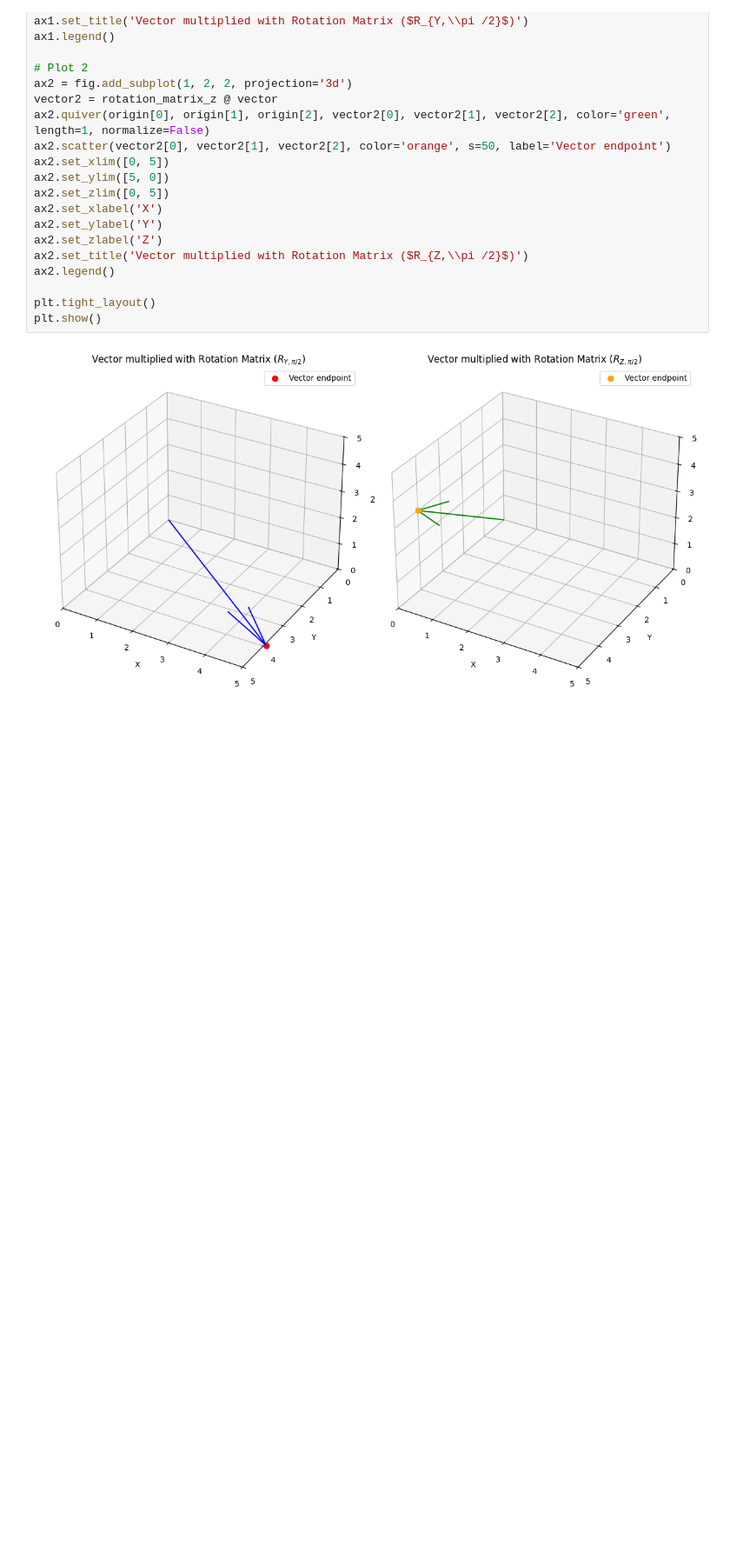
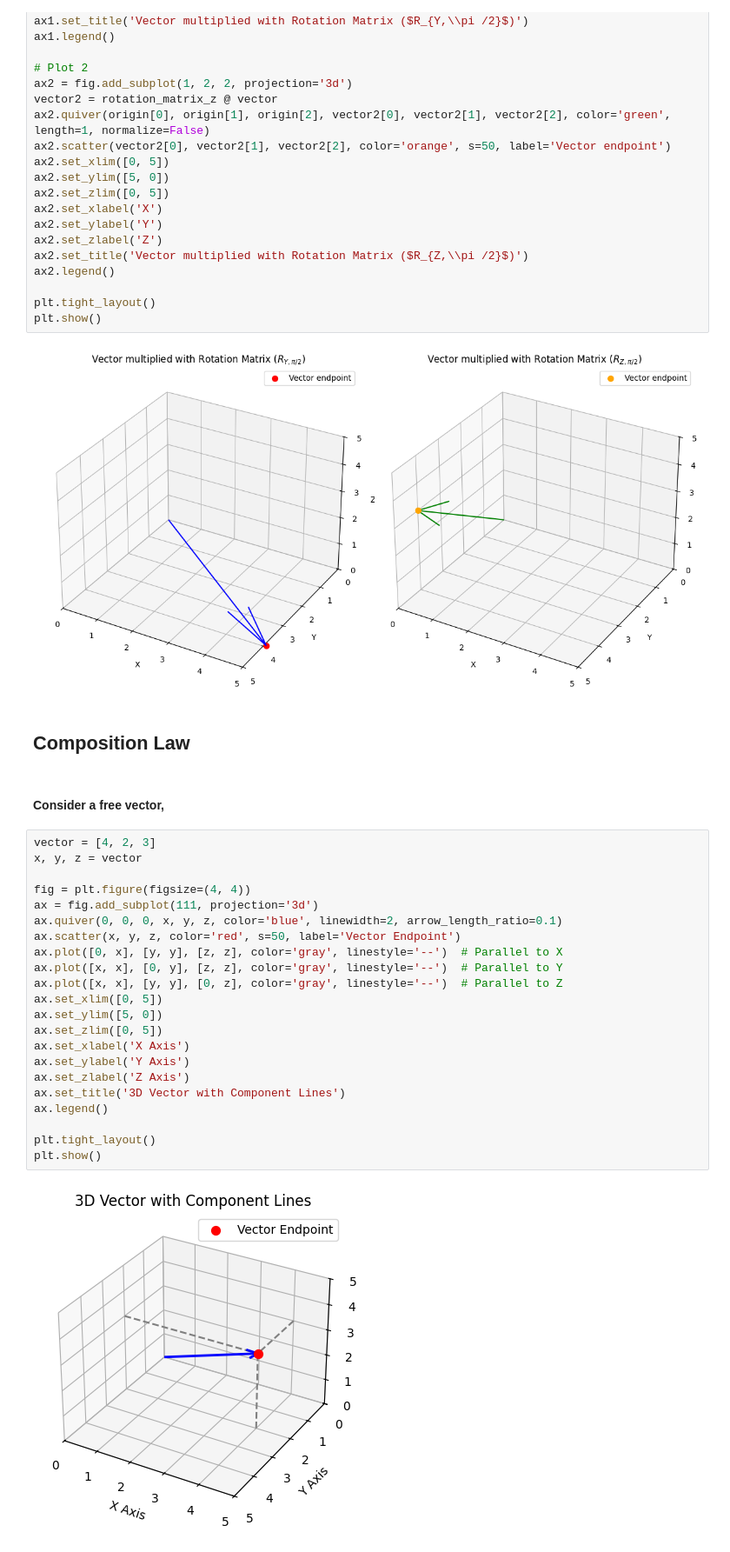
Before and after one commit to dilansenuruk/Robotics, a Jupyter notebook: RotationMatrix.ipynb, the cells around one changed output. Shown: that part at 87% size. Cells and saved outputs as stored; diff of their text form; blank space fills up the shorter version.

Commit message:
modified rotational matrix script with composition law

```diff
--- a/RotationMatrix.ipynb
+++ b/RotationMatrix.ipynb
@@ -108,3 +109,31 @@ plt.tight_layout()
 plt.show()
 # %% [output]
 [figure]
+# %% [markdown]
+## Composition Law
+# %% [markdown]
+#### Consider a free vector,
+# %%
+vector = [4, 2, 3]
+x, y, z = vector
+
+fig = plt.figure(figsize=(4, 4))
+ax = fig.add_subplot(111, projection='3d')
+ax.quiver(0, 0, 0, x, y, z, color='blue', linewidth=2, arrow_length_ratio=0.1)
+ax.scatter(x, y, z, color='red', s=50, label='Vector Endpoint')
+ax.plot([0, x], [y, y], [z, z], color='gray', linestyle='--')  # Parallel to X
+ax.plot([x, x], [0, y], [z, z], color='gray', linestyle='--')  # Parallel to Y
+ax.plot([x, x], [y, y], [0, z], color='gray', linestyle='--')  # Parallel to Z
+ax.set_xlim([0, 5])
+ax.set_ylim([5, 0])
+ax.set_zlim([0, 5])
+ax.set_xlabel('X Axis')
+ax.set_ylabel('Y Axis')
+ax.set_zlabel('Z Axis')
+ax.set_title('3D Vector with Component Lines')
+ax.legend()
+
+plt.tight_layout()
+plt.show()
+# %% [output]
+[figure, added]
```
Also changed, not shown: parts of 6 cells of this notebook.
